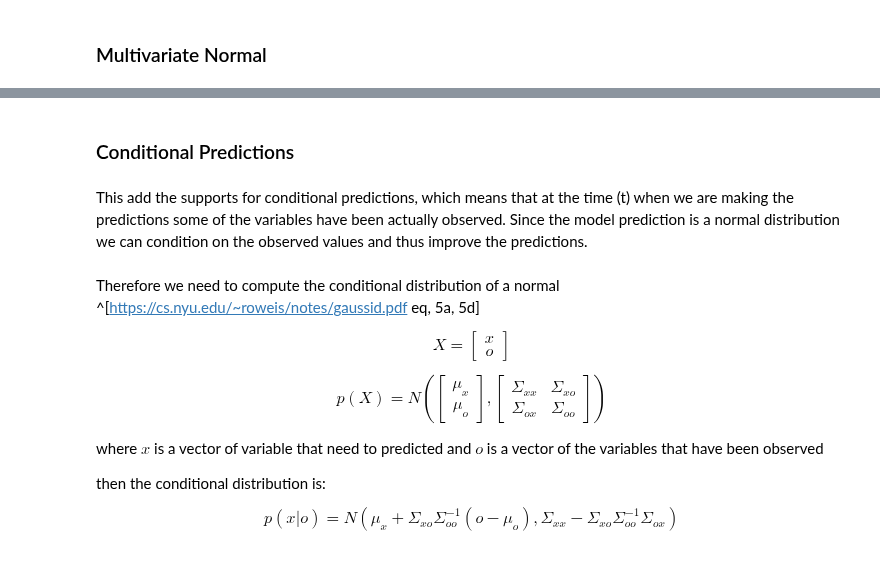
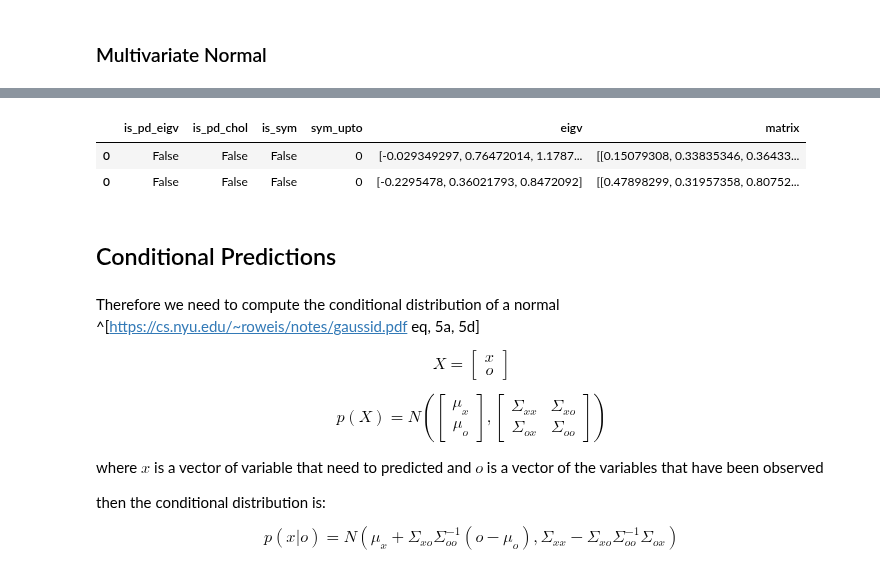
Before and after one commit to mone27/meteo_imp, a Jupyter notebook: lib_nbs/20_Gaussian.ipynb, the cells around one changed output, grey strips where cells are left out. Saved outputs shown, nothing was run; the diff lists cells and outputs as text; code cells hidden in the pictures.

```diff
--- a/lib_nbs/20_Gaussian.ipynb
+++ b/lib_nbs/20_Gaussian.ipynb
@@ -79,0 +310,8 @@ MultiNormal(mean=tensor([0.2230, 0.6219, 0.0614, 0.4108, 0.0269, 0.8821, 0.0538,
+# %%
+B = torch.rand(2,3,3) # a batch of matrices
+# %%
+checker.check(B)
+# %% [output]
+|  | is_pd_eigv | is_pd_chol | is_sym | sym_upto | eigv | matrix |
+| 0 | False | False | False | 0 | [-0.029349297, 0.76472014, 1.1787... | [[0.15079308, 0.33835346, 0.36433... |
+| 0 | False | False | False | 0 | [-0.2295478, 0.36021793, 0.8472092] | [[0.47898299, 0.31957358, 0.80752... |
@@ -80,7 +320,5 @@ MultiNormal(mean=tensor([0.2230, 0.6219, 0.0614, 0.4108, 0.0269, 0.8821, 0.0538,
 # %% [markdown]
-### Conditional Predictions
+## Conditional Predictions
-# %% [markdown]
-This add the supports for conditional predictions, which means that at the time (t) when we are making the predictions some of the variables have been actually observed. Since the model prediction is a normal distribution we can condition on the observed values and thus improve the predictions.
 # %% [markdown]
 Therefore we need to compute the conditional distribution of a normal ^[https://cs.nyu.edu/~roweis/notes/gaussid.pdf eq, 5a, 5d]
 
```
Also changed, not shown: parts of 88 cells of this notebook, 7 other files.
